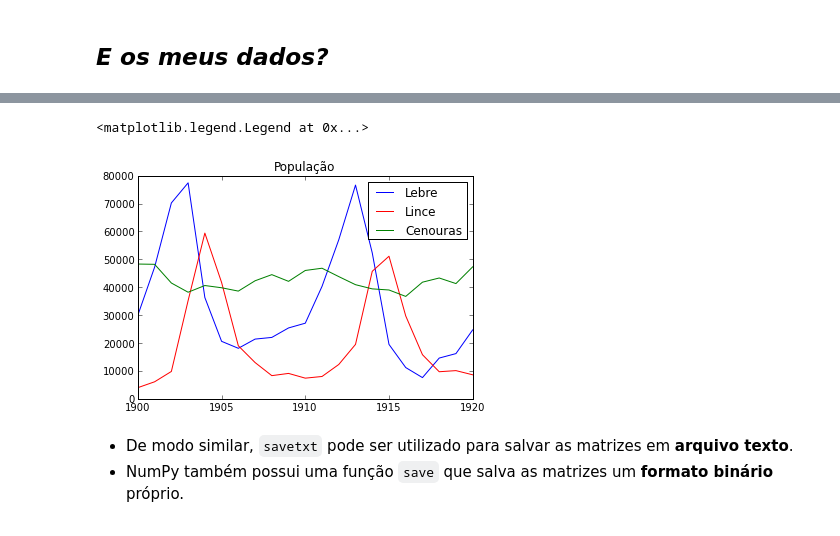
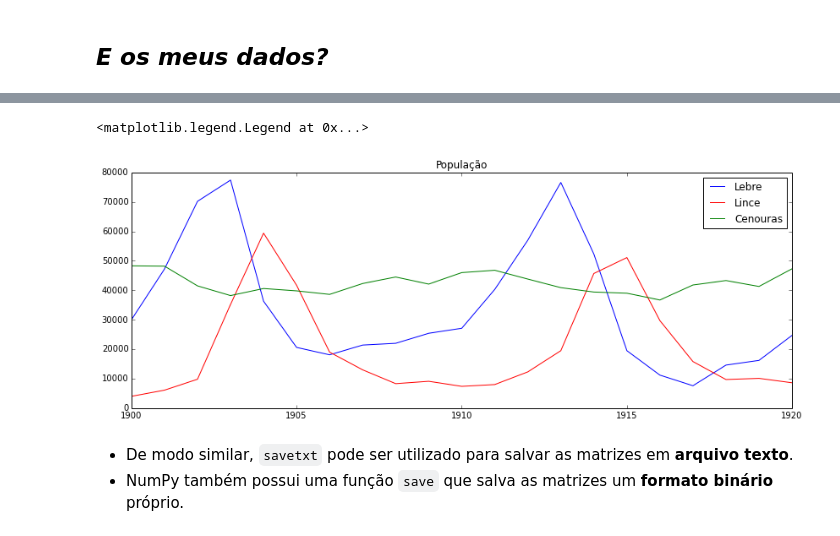
Before and after one commit to amandaortega/scipy-intro, a Jupyter notebook: 4. NumPy.ipynb, the cells around one changed output, grey strips where cells are left out. Drawn from its saved outputs; the diff is of its cells as text; code cells hidden in the pictures.

```diff
--- a/4. NumPy.ipynb
+++ b/4. NumPy.ipynb
@@ -550,7 +544,7 @@ imshow(R, cmap=cm.gray)
 1919    16.2e3  10.1e3  41300
 1920    24.7e3  8.6e3   47300
 # %%
-populations = loadtxt('populations.txt')
+populations = loadtxt('./data/populations.txt')
 # %%
 populations
 # %% [output]
@@ -572,18 +566,19 @@ array([[  1900.,  30000.,   4000.,  48300.],
        [  1919.,  16200.,  10100.,  41300.],
        [  1920.,  24700.,   8600.,  47300.]])
 # %%
+figsize(14,5)
 year = populations[:,0]
 hare = populations[:,1]
 lynx = populations[:,2]
 carrot = populations[:,3]
 plot(year, hare, 'b-')
 plot(year, lynx, 'r-')
 plot(year, carrot, 'g-')
 title(u'População')
 legend(('Lebre', 'Lince', 'Cenouras'))
 # %% [output]
 <matplotlib.legend.Legend at 0x...>
-[figure, old version]
+[figure, new version]
 # %% [markdown]
 * De modo similar, `savetxt` pode ser utilizado para salvar as matrizes em **arquivo texto**.
 * NumPy também possui uma função `save` que salva as matrizes um **formato binário** próprio.
```
Also changed, not shown: parts of 21 cells of this notebook, 2 other files.
